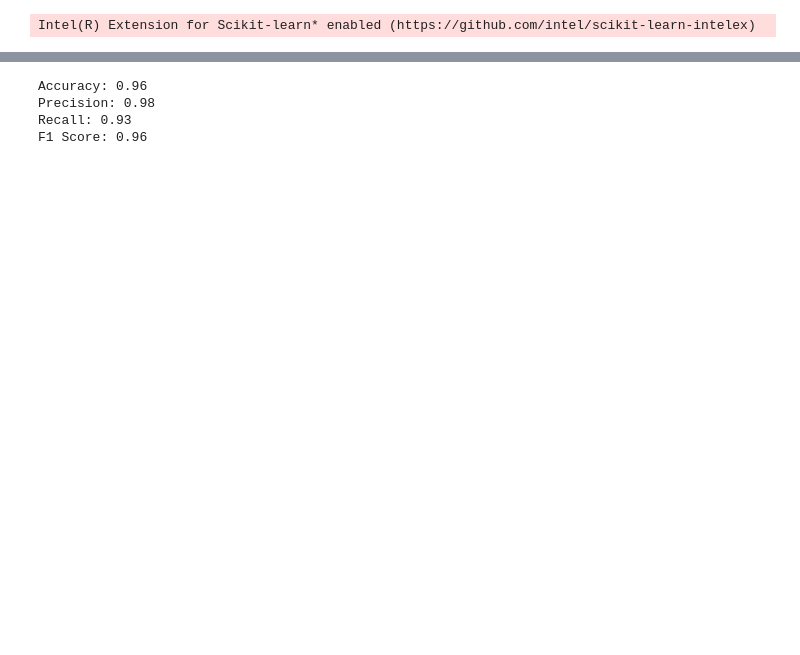
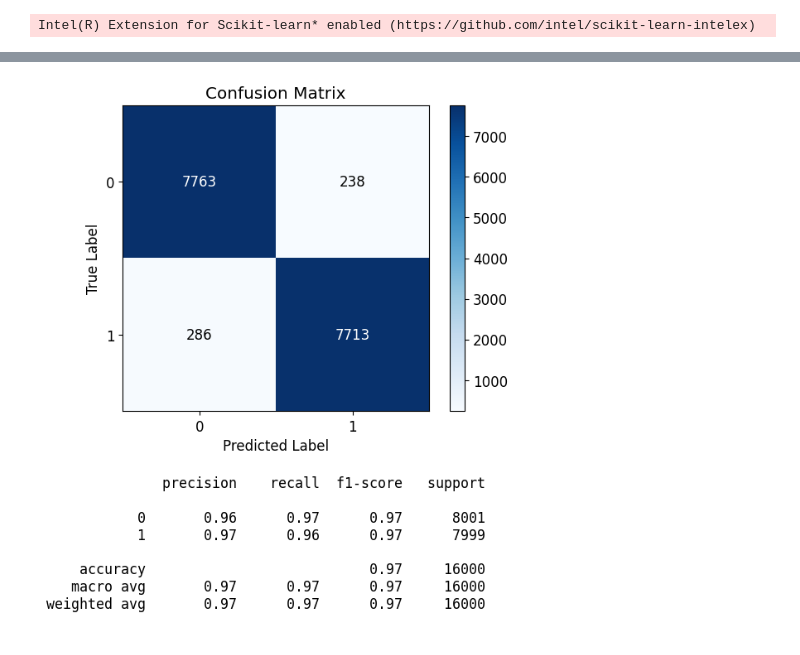
Before and after one commit to JimHok/Source_Code, a Jupyter notebook: main/score_level_fusion.ipynb, the cells around one changed output, grey strips where cells are left out. Cells and saved outputs as stored; diff of their text form; code cells hidden in the pictures; blank space fills up the shorter version.

```diff
--- a/main/score_level_fusion.ipynb
+++ b/main/score_level_fusion.ipynb
@@ -67,7 +76,4 @@ plot_confusion_matrix(ground_truth, predict)
 # %%
-print_accuracy(ground_truth, predict)
+plot_cm(ground_truth[0], predict[0])
 # %% [output]
-Accuracy: 0.96
-Precision: 0.98
-Recall: 0.93
-F1 Score: 0.96
+[figure, added]
```
Also changed, not shown: parts of 4 cells of this notebook, 2 other files.
